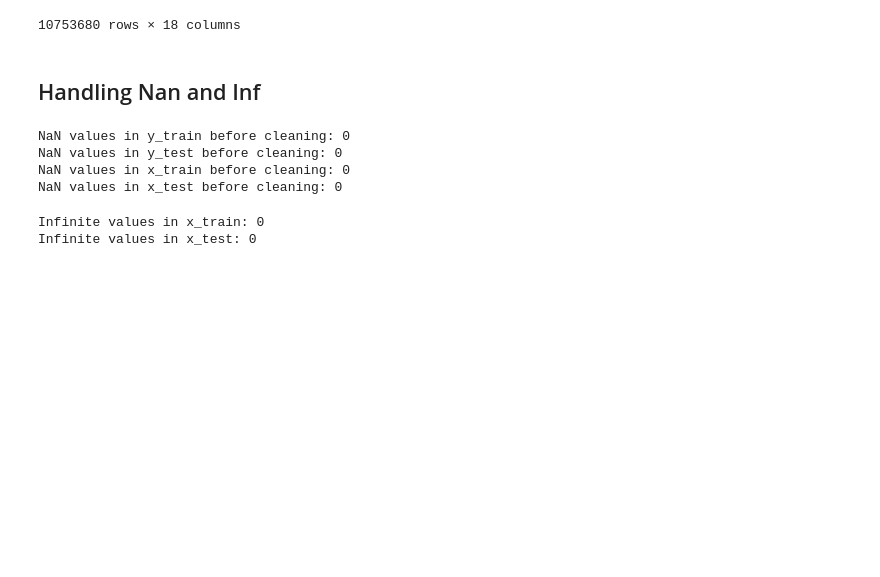
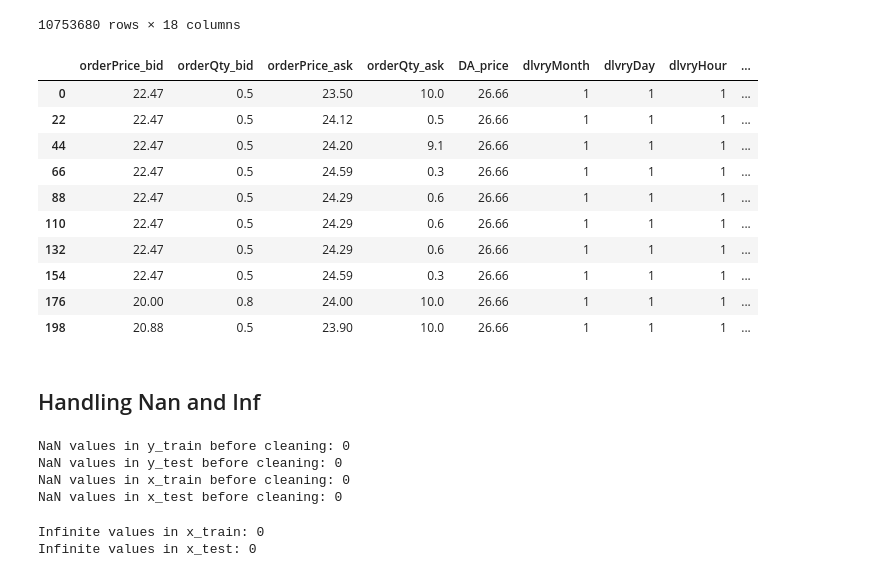
Before and after one commit to axelandreassen/Forecasting-ID-prices, a Jupyter notebook: DataPrep.ipynb, the cells around one changed output. Cells and saved outputs as stored; diff of their text form; code cells hidden in the pictures; blank space fills up the shorter version.

```diff
--- a/DataPrep.ipynb
+++ b/DataPrep.ipynb
@@ -320,6 +356,20 @@ x_train_ask = train[FEATURES_ASK]
 y_train_ask = train[TARGET_ASK]
 x_test_ask = test[FEATURES_ASK]
 y_test_ask = test[TARGET_ASK]
+# %%
+x_train_bid.head(10)
+# %% [output]
+|  | orderPrice_bid | orderQty_bid | orderPrice_ask | orderQty_ask | DA_price | dlvryMonth | dlvryDay | dlvryHour | ... |
+| 0 | 22.47 | 0.5 | 23.50 | 10.0 | 26.66 | 1 | 1 | 1 | ... |
+| 22 | 22.47 | 0.5 | 24.12 | 0.5 | 26.66 | 1 | 1 | 1 | ... |
+| 44 | 22.47 | 0.5 | 24.20 | 9.1 | 26.66 | 1 | 1 | 1 | ... |
+| 66 | 22.47 | 0.5 | 24.59 | 0.3 | 26.66 | 1 | 1 | 1 | ... |
+| 88 | 22.47 | 0.5 | 24.29 | 0.6 | 26.66 | 1 | 1 | 1 | ... |
+| 110 | 22.47 | 0.5 | 24.29 | 0.6 | 26.66 | 1 | 1 | 1 | ... |
+| 132 | 22.47 | 0.5 | 24.29 | 0.6 | 26.66 | 1 | 1 | 1 | ... |
+| 154 | 22.47 | 0.5 | 24.59 | 0.3 | 26.66 | 1 | 1 | 1 | ... |
+| 176 | 20.00 | 0.8 | 24.00 | 10.0 | 26.66 | 1 | 1 | 1 | ... |
+| 198 | 20.88 | 0.5 | 23.90 | 10.0 | 26.66 | 1 | 1 | 1 | ... |
 # %% [markdown]
 ## Handling Nan and Inf
 # %%
```
Also changed, not shown: parts of 5 cells of this notebook.
